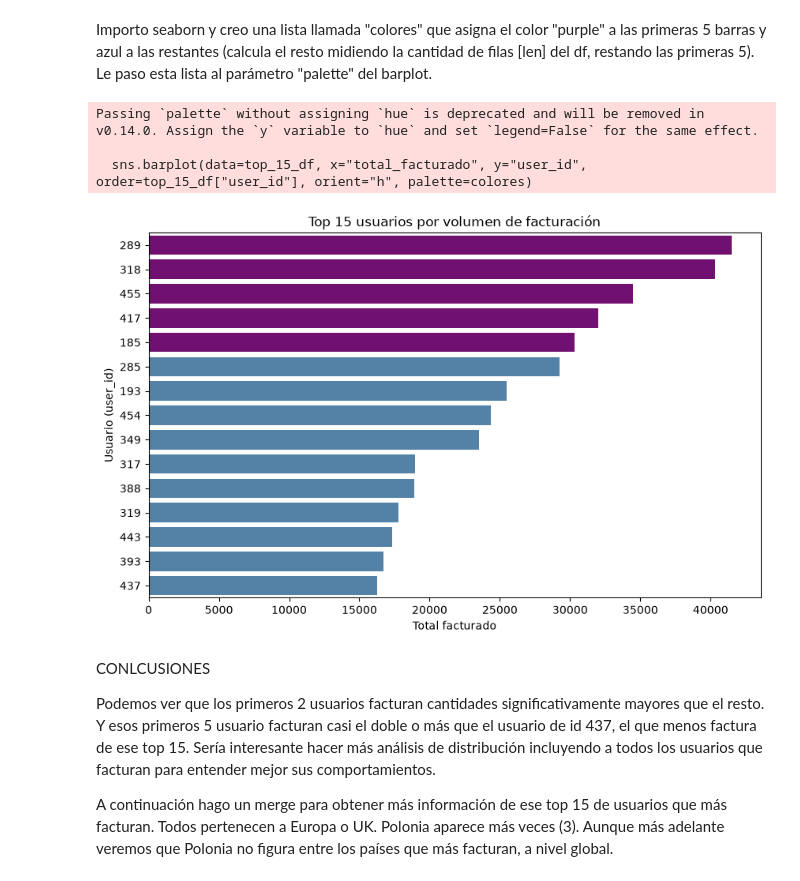
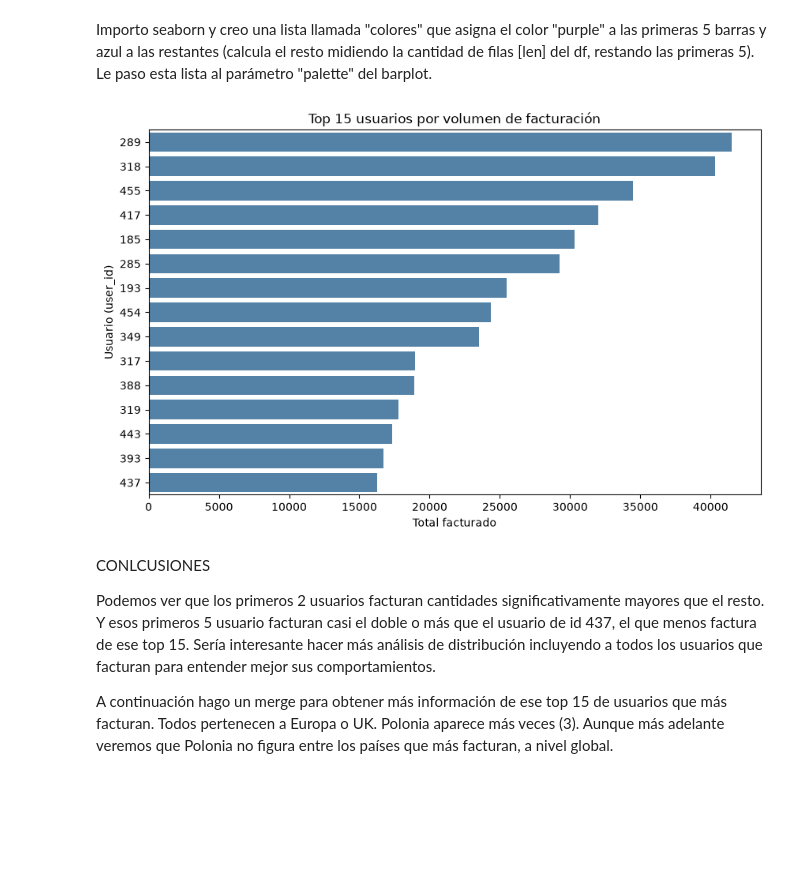
Before and after one commit to eloesva/Data_Analytics_Bootcamp, a Jupyter notebook: Sprint 9/Sprint9_Visualización.ipynb, the cells around one changed output. Cells and saved outputs as stored; diff of their text form; code cells hidden in the pictures; blank space fills up the shorter version.

```diff
--- a/Sprint 9/Sprint9_Visualización.ipynb
+++ b/Sprint 9/Sprint9_Visualización.ipynb
@@ -90,8 +93,8 @@ dtype('<M8[us]')
 # %% [markdown]
 Creo la columna "year" sacando solamente el año del timestamp.
 # %%
-df_transacciones["year"] = df_transacciones["transaction_timestamp"].dt.year
-df_transacciones[["transaction_timestamp", "year"]].head()
+df_fact_transactions["year"] = df_fact_transactions["transaction_timestamp"].dt.year
+df_fact_transactions[["transaction_timestamp", "year"]].head()
 # %% [output]
 |  | transaction_timestamp | year |
 | 0 | 2024-08-28 07:16:46 | 2024 |
@@ -166,7 +169,7 @@ Las ventas bajaron desde el 2022 y han ido decreciendo, no se han mantenido cons
 # %% [markdown]
 Obtengo las transacciones agrupadas por usuario y hago una suma del amount de cada usuario, para sacar el total.
 # %%
-facturacion_por_usuario = df_transacciones.groupby("user_id")["amount"].sum()
+facturacion_por_usuario = df_fact_transactions.groupby("user_id")["amount"].sum()
 facturacion_por_usuario.head()
 # %% [output]
 user_id
@@ -260,19 +263,14 @@ Importo seaborn y creo una lista llamada "colores" que asigna el color "purple"
 # %%
 import seaborn as sns
 
-colores = ["purple"] * 5 + ["steelblue"] * (len(top_15_df) - 5)
-
 plt.figure(figsize=(10, 6))
-sns.barplot(data=top_15_df, x="total_facturado", y="user_id", order=top_15_df["user_id"], orient="h", palette=colores)
+sns.barplot(data=top_15_df, x="total_facturado", y="user_id", order=top_15_df["user_id"], orient="h", color="steelblue")
 plt.title("Top 15 usuarios por volumen de facturación")
 plt.xlabel("Total facturado")
 plt.ylabel("Usuario (user_id)")
 plt.show()
 # %% [output]
-Passing `palette` without assigning `hue` is deprecated and will be removed in v0.14.0. Assign the `y` variable to `hue` and set `legend=False` for the same effect.
-
-  sns.barplot(data=top_15_df, x="total_facturado", y="user_id", order=top_15_df["user_id"], orient="h", palette=colores)
-[figure, old version]
+[figure, new version]
 # %% [markdown]
 CONLCUSIONES
 
```
Also changed, not shown: parts of 42 cells of this notebook.
